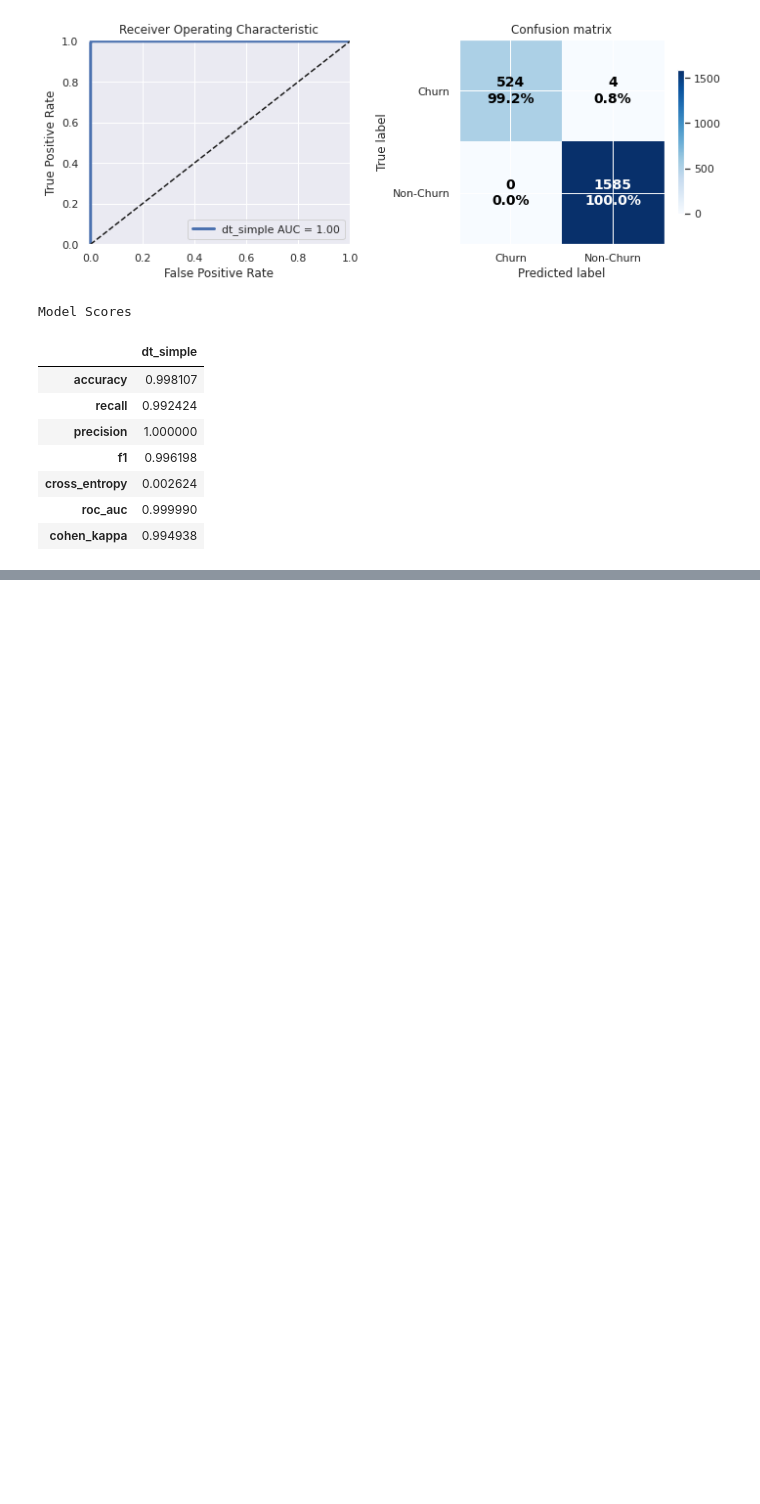
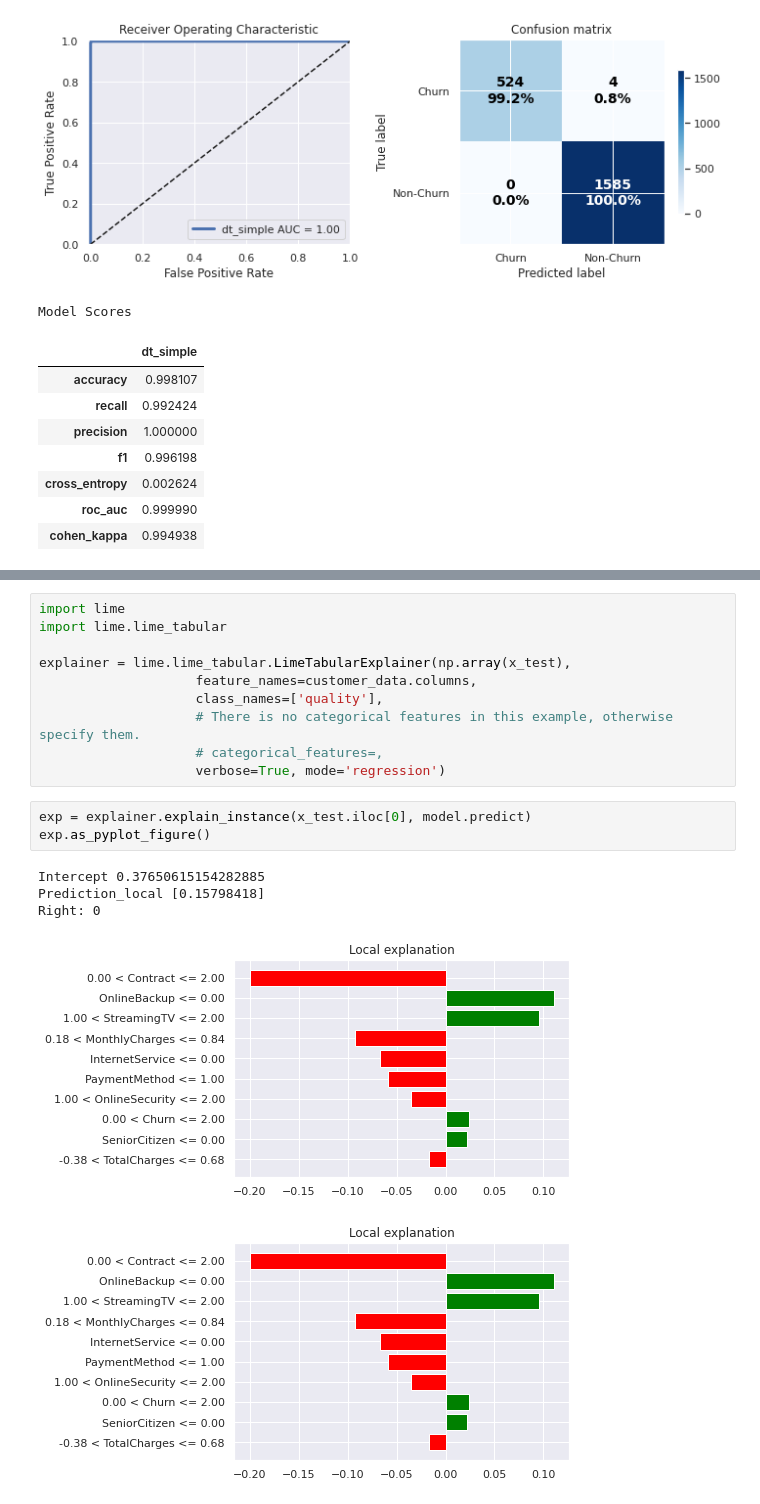
Before and after one commit to mikep67/mkp_code, a Jupyter notebook: Institute of Data Course/telco-customer-churn-project/notebook/customer-churn-DecisionForest.ipynb, the cells around one changed output, grey strips where cells are left out. Drawn from its saved outputs; the diff is of its cells as text; blank space fills up the shorter version.

Commit message:
Customer Churn Project

```diff
--- a/Institute of Data Course/telco-customer-churn-project/notebook/customer-churn-DecisionForest.ipynb
+++ b/Institute of Data Course/telco-customer-churn-project/notebook/customer-churn-DecisionForest.ipynb
@@ -195,0 +196,19 @@ Model Scores
+# %%
+import lime
+import lime.lime_tabular
+
+explainer = lime.lime_tabular.LimeTabularExplainer(np.array(x_test),
+                    feature_names=customer_data.columns,
+                    class_names=['quality'],
+                    # There is no categorical features in this example, otherwise specify them.
+                    # categorical_features=,
+                    verbose=True, mode='regression')
+# %%
+exp = explainer.explain_instance(x_test.iloc[0], model.predict)
+exp.as_pyplot_figure()
+# %% [output]
+Intercept 0.37650615154282885
+Prediction_local [0.15798418]
+Right: 0
+[figure, added]
+[figure, added]
```
Also changed, not shown: parts of 9 cells of this notebook, 3 other files.
